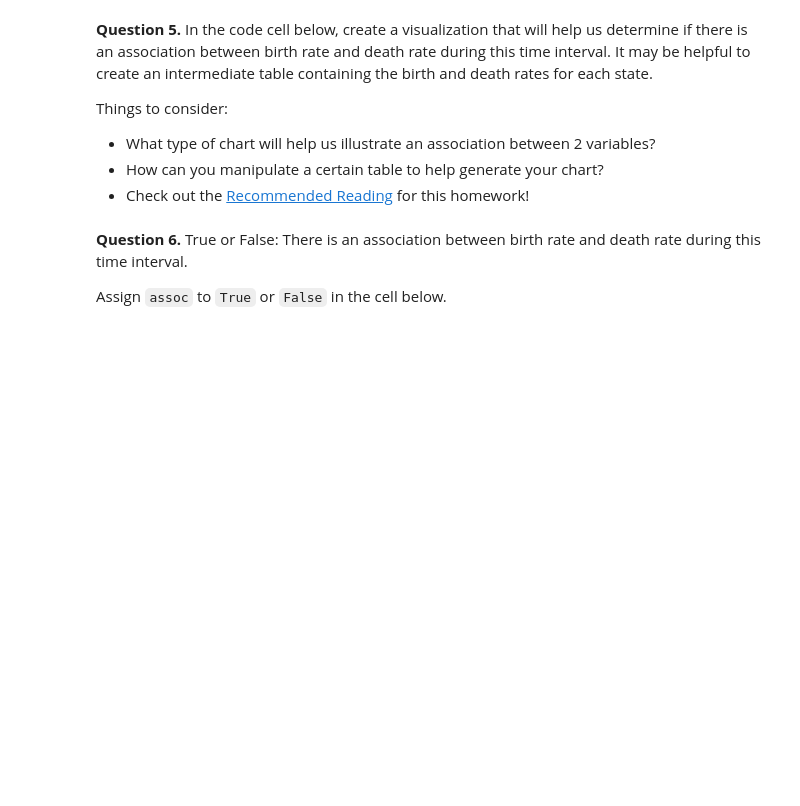
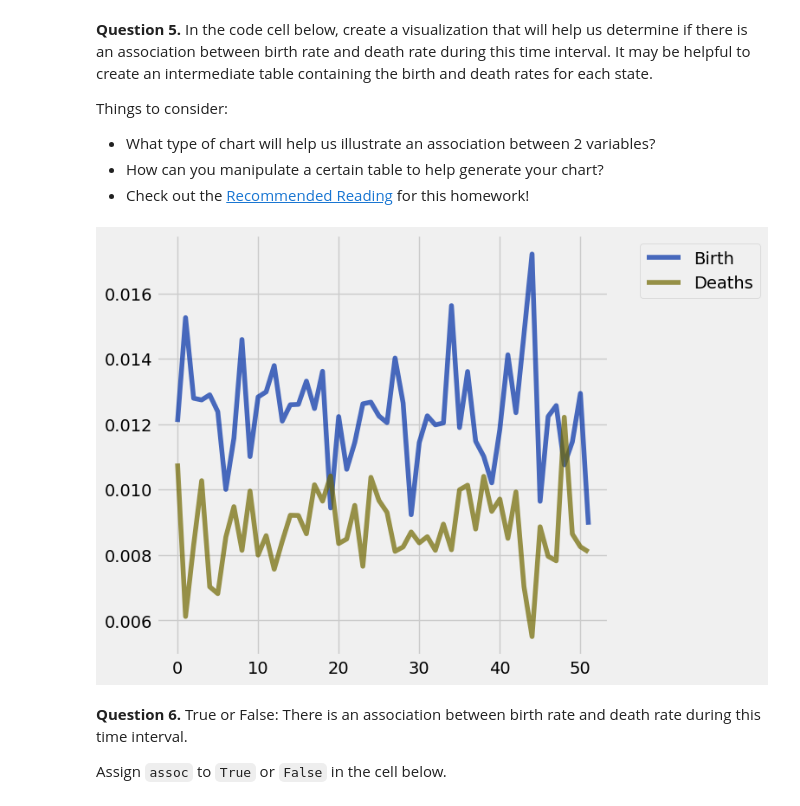
Before and after one commit to kwagoner1/DATA_FALL, a Jupyter notebook: hw03/hw03.ipynb, the cells around one changed output. Drawn from its saved outputs; the diff is of its cells as text; code cells hidden in the pictures; blank space fills up the shorter version.

```diff
--- a/hw03/hw03.ipynb
+++ b/hw03/hw03.ipynb
@@ -301,8 +286,12 @@ Things to consider:
 # %%
 # In this cell, use birth_rates and death_rates to generate your visualization
 birth_rates_2015 = pop.column('BIRTHS') / pop.column('2015')
 death_rates_2015 = pop.column('DEATHS') / pop.column('2015')
-...
+
+table = Table().with_columns('Birth', birth_rates_2015,'Deaths',death_rates_2015)
+table.plot()
+# %% [output]
+[figure, added]
 # %% [markdown]
 <!-- END QUESTION -->
 
```
Also changed, not shown: parts of 20 cells of this notebook, 3 other files.
